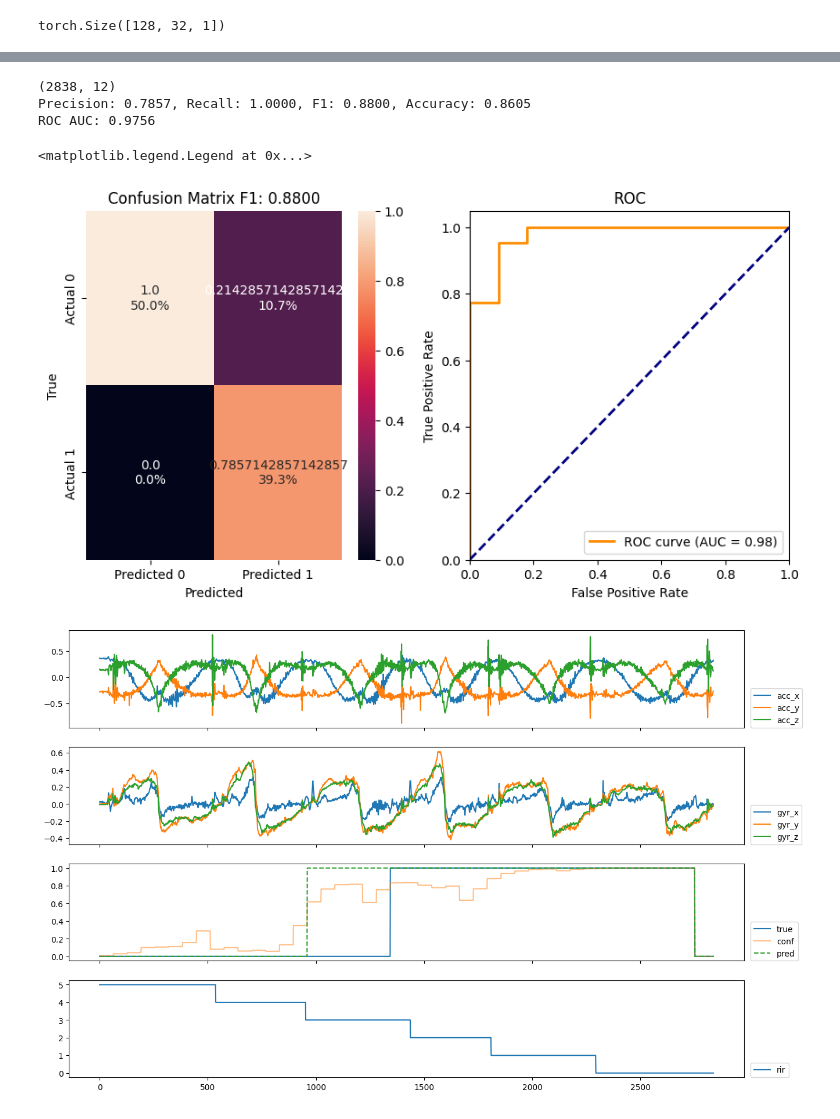
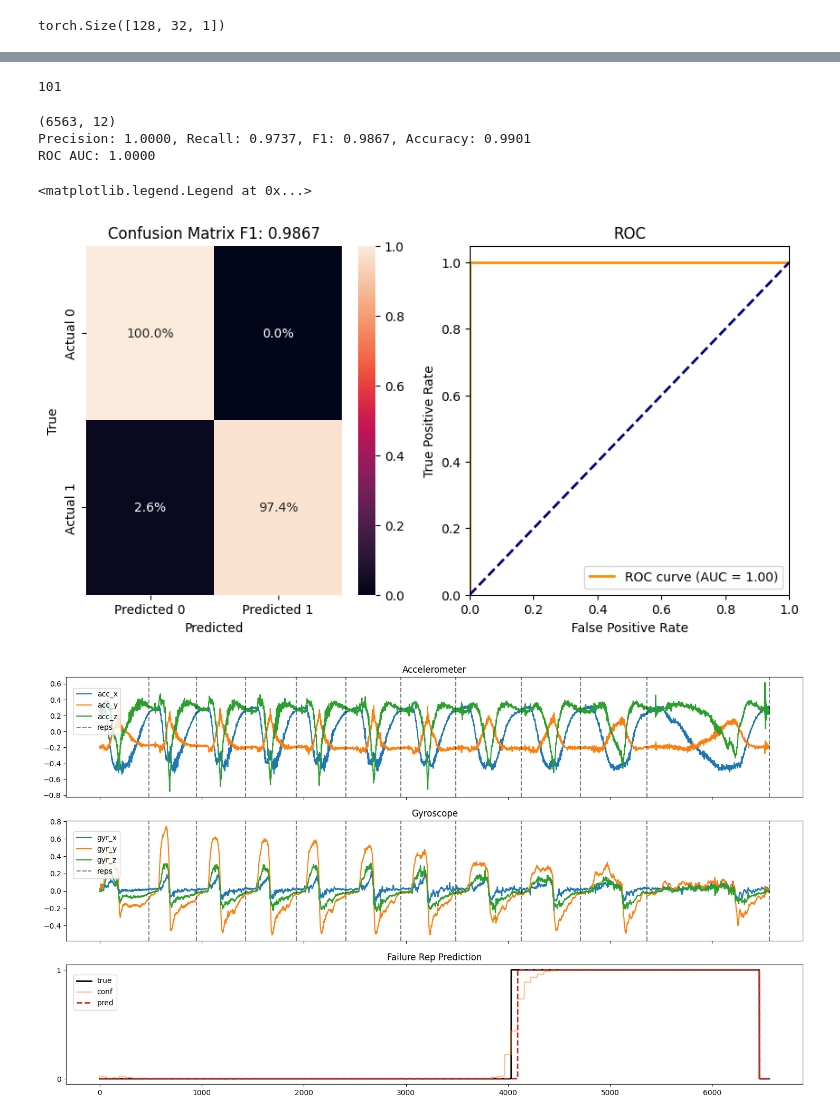
Before and after one commit to Musa-Azeem/AI-hypertrophy-coach, a Jupyter notebook: ml-notebooks/temporal-3rep.ipynb, the cells around one changed output, grey strips where cells are left out. Drawn from its saved outputs; the diff is of its cells as text; code cells hidden in the pictures.

```diff
--- a/ml-notebooks/temporal-3rep.ipynb
+++ b/ml-notebooks/temporal-3rep.ipynb
@@ -773,5 +837,5 @@ train_losses, val_losses = train(40, model, trainloader, valloader, criterion, o
 # %%
-weights, config = torch.load('../best_model-3binary.pth')
+weights, config = torch.load('../best_model-3binary-77.pth')
 # weights, config = torch.load('../best_model-lstm-83t_32-timerep.pth')
 # config = json.load(open('../logs/search256/34/config.json'))
 # weights = torch.load('../logs/search256/34/best_model.pth')
@@ -863,14 +928,18 @@ def evaluate_real_time(session_id, interval=64):
     ys = torch.cat(ys).flatten()
     confs = torch.cat(confs).flatten()
 
-    cm = confusion_matrix(ys, ypreds, normalize='pred')
+    cm = confusion_matrix(ys, ypreds, normalize='true')
 
     precision, recall, f1, _ = precision_recall_fscore_support(ys, ypreds, average='binary')
     accuracy = (ypreds == ys).sum() / len(ys)
 
     return ypreds, ys, confs, precision, recall, f1, accuracy, cm
+# %%
+len(session_dataset)
+# %% [output]
+101
 # %%
-session_id = val_ids[1]
+session_id = val_ids[6]
 
 session = df[df['session_id'] == session_id]
 session_dataset = IMUDatasetSimple(session, winsize, LSTM_stride, transform=None, aug=False)
@@ -881,8 +950,8 @@ tn, fp, fn, tp = cm.flatten()
 total = tn + fp + fn + tp
 
 labels = np.array([
-    [f"{tn}\n{tn/total:.1%}", f"{fp}\n{fp/total:.1%}"],
-    [f"{fn}\n{fn/total:.1%}", f"{tp}\n{tp/total:.1%}"]
+    [f"{tn:.1%}", f"{fp:.1%}"],
+    [f"{fn:.1%}", f"{tp:.1%}"]
 ])
 
 print(f"Precision: {precision:.4f}, Recall: {recall:.4f}, F1: {f1:.4f}, Accuracy: {accuracy:.4f}")
@@ -902,47 +971,61 @@ confs = torch.cat([
 
 fig, axes = plt.subplots(1,2,figsize=(10, 5))
 sns.heatmap(cm, annot=labels, fmt='', xticklabels=["Predicted 0", "Predicted 1"], yticklabels=["Actual 0", "Actual 1"], ax=axes[0])
 axes[0].set_xlabel('Predicted')
 axes[0].set_ylabel('True')
 axes[0].set_title(f'Confusion Matrix F1: {f1:.4f}')
 
 fpr, tpr, thresholds = roc_curve(ys, confs)
 roc_auc = auc(fpr, tpr)
 print(f"ROC AUC: {roc_auc:.4f}")
 
 axes[1].plot(fpr, tpr, color='darkorange', lw=2, label=f'ROC curve (AUC = {roc_auc:.2f})')
 axes[1].plot([0, 1], [0, 1], color='navy', lw=2, linestyle='--')  # Diagonal (random classifier)
 
 # Formatting
 axes[1].set_xlim([0.0, 1.0])
 axes[1].set_ylim([0.0, 1.05])
 axes[1].set_xlabel('False Positive Rate')
 axes[1].set_ylabel('True Positive Rate')
 axes[1].set_title('ROC')
 axes[1].legend(loc="lower right")
 
-fig, axes = plt.subplots(4,1, sharex=True, figsize=(15,10))
+fig, axes = plt.subplots(3,1, sharex=True, figsize=(18,10))
+axes[0].set_title('Accelerometer')
 axes[0].plot(session['acc_x'].values, label='acc_x')
 axes[0].plot(session['acc_y'].values, label='acc_y')
 axes[0].plot(session['acc_z'].values, label='acc_z')
+
+axes[1].set_title('Gyroscope')
 axes[1].plot(session['gyr_x'].values, label='gyr_x')
 axes[1].plot(session['gyr_y'].values, label='gyr_y')
 axes[1].plot(session['gyr_z'].values, label='gyr_z')
-axes[2].plot(ys, label='true')
-axes[2].plot(confs, label='conf', alpha=0.5)
-axes[2].plot(ypreds, label='pred', linestyle='--')
-axes[3].plot(session['rir'].values, label='rir')
-axes[0].legend(loc=(1.01, 0))
-axes[1].legend(loc=(1.01, 0))
-axes[2].legend(loc=(1.01, 0))
-axes[3].legend(loc=(1.01, 0))
+
+axes[2].set_title('Failure Rep Prediction')
+axes[2].plot(ys, label='true', linewidth=2, color='black')
+axes[2].plot(confs, label='conf', alpha=0.5, color='tab:orange')
+axes[2].plot(ypreds, label='pred', linestyle='--', linewidth=2, color='tab:red')
+axes[2].set_yticks([0,1])
+axes[2].set_yticklabels(['0','1'])
+
+for end_rep_marker in np.where(np.diff(session.rir.values) < 0)[0]:
+    axes[0].axvline(end_rep_marker, color='black', linestyle='--', alpha=0.5)
+    axes[1].axvline(end_rep_marker, color='black', linestyle='--', alpha=0.5)
+axes[0].axvline(len(session), color='black', linestyle='--', alpha=0.5, label='reps')
+axes[1].axvline(len(session), color='black', linestyle='--', alpha=0.5, label='reps')
+
+# axes[3].plot(session['rir'].values, label='rir')
+axes[0].legend(loc=(.01, .52))
+axes[1].legend(loc=(.01, .52))
+axes[2].legend(loc=(.01, .62))
+# axes[3].legend(loc=(1.01, 0))
 # %% [output]
-(2838, 12)
-Precision: 0.7857, Recall: 1.0000, F1: 0.8800, Accuracy: 0.8605
-ROC AUC: 0.9756
+(6563, 12)
+Precision: 1.0000, Recall: 0.9737, F1: 0.9867, Accuracy: 0.9901
+ROC AUC: 1.0000
 <matplotlib.legend.Legend at 0x...>
-[figure, old version]
+[figure, new version]
-[figure, old version]
+[figure, new version]
 # %%
 precision, recall, f1, acc = [], [], [], []
 for val_id in val_ids:
```
Also changed, not shown: parts of 17 cells of this notebook, 3 other files.
